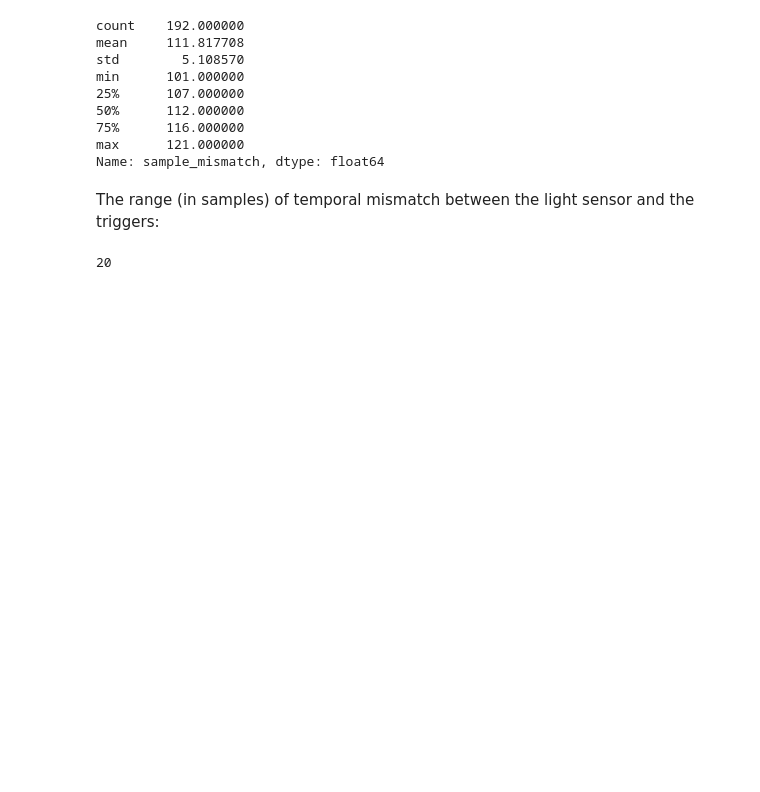
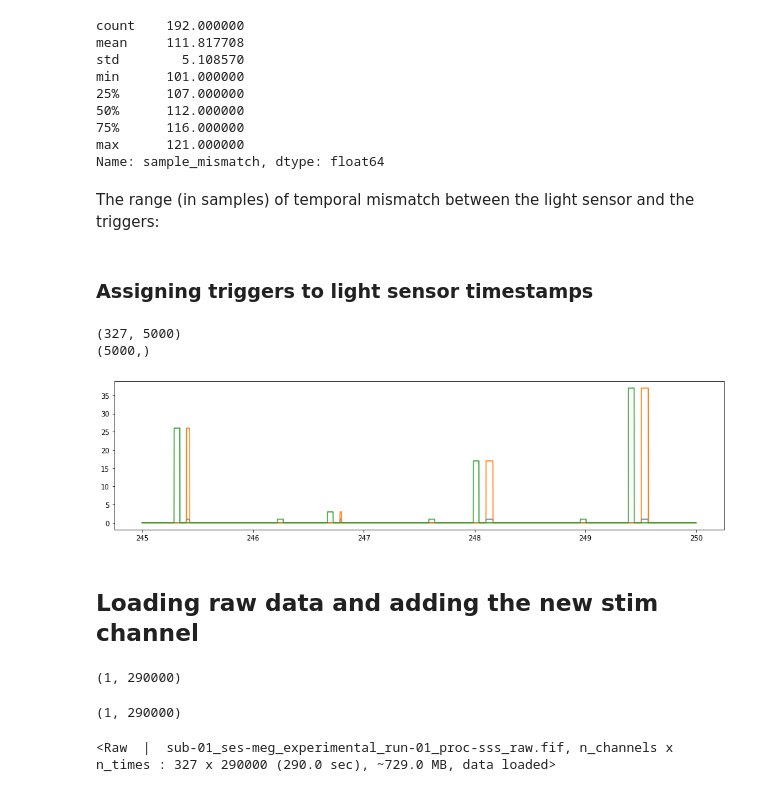
Before and after one commit to egorananyev/mne_pipe_visperc, a Jupyter notebook: mvpa_qc.ipynb, the cells around one changed output. Cells and saved outputs as stored; diff of their text form; code cells hidden in the pictures; blank space fills up the shorter version.

```diff
--- a/mvpa_qc.ipynb
+++ b/mvpa_qc.ipynb
@@ -256,8 +299,35 @@ max      121.000000
 Name: sample_mismatch, dtype: float64
 # %% [markdown]
 The range (in samples) of temporal mismatch between the light sensor and the triggers:
-# %%
-print(np.max(trigger_samples['sample_mismatch']) -
-      np.min(trigger_samples['sample_mismatch']))
-# %% [output]
-20
+# %% [markdown]
+### Assigning triggers to light sensor timestamps
+# %%
+# Taking an excerpt from the data from 245 to 250 s:
+start, stop = int(245 * raw.info['sfreq']), int(250 * raw.info['sfreq'])
+data_excerpt, times = raw[:, start:stop]  # fetch all channels and the first 10 time points
+print(data_excerpt.shape)  # should be 5000 samples at sfreq = 1000 Hz
+print(times.shape)
+# %% [output]
+(327, 5000)
+(5000,)
+# %%
+plt.figure(figsize=(16,4))
+# Blue line (barely visible): Value of 1 at light sensor timestamps:
+plt.plot(raw.times[start:stop], light_sensor_thresholded.T[start:stop])
+# Orange line: Light sensor recoded to the stimulus trigger value from stim channel:
+plt.plot(raw.times[start:stop], light_sensor_recoded.T[start:stop])
+# Green line: The stim channel itself:
+trigger_channel_excerpt = raw.get_data(picks='STI101', start=start, stop=stop) - 2048
+plt.plot(raw.times[start:stop], trigger_channel_excerpt.T);
+# %% [output]
+[figure, added]
+# %% [markdown]
+## Loading raw data and adding the new stim channel
+# %%
+np.shape(light_sensor_recoded)
+# %% [output]
+(1, 290000)
+# %%
+np.shape(np.zeros((1, len(raw.times))))
+# %% [output]
+(1, 290000)
@@ -263,0 +337,4 @@ print(np.max(trigger_samples['sample_mismatch']) -
+# %%
+raw.load_data()  # it is required to load data in memory for adding a channel and subsequent operations
+# %% [output]
+<Raw  |  sub-01_ses-meg_experimental_run-01_proc-sss_raw.fif, n_channels x n_times : 327 x 290000 (290.0 sec), ~729.0 MB, data loaded>
```
Also changed, not shown: parts of 32 cells of this notebook, 1 other file.
